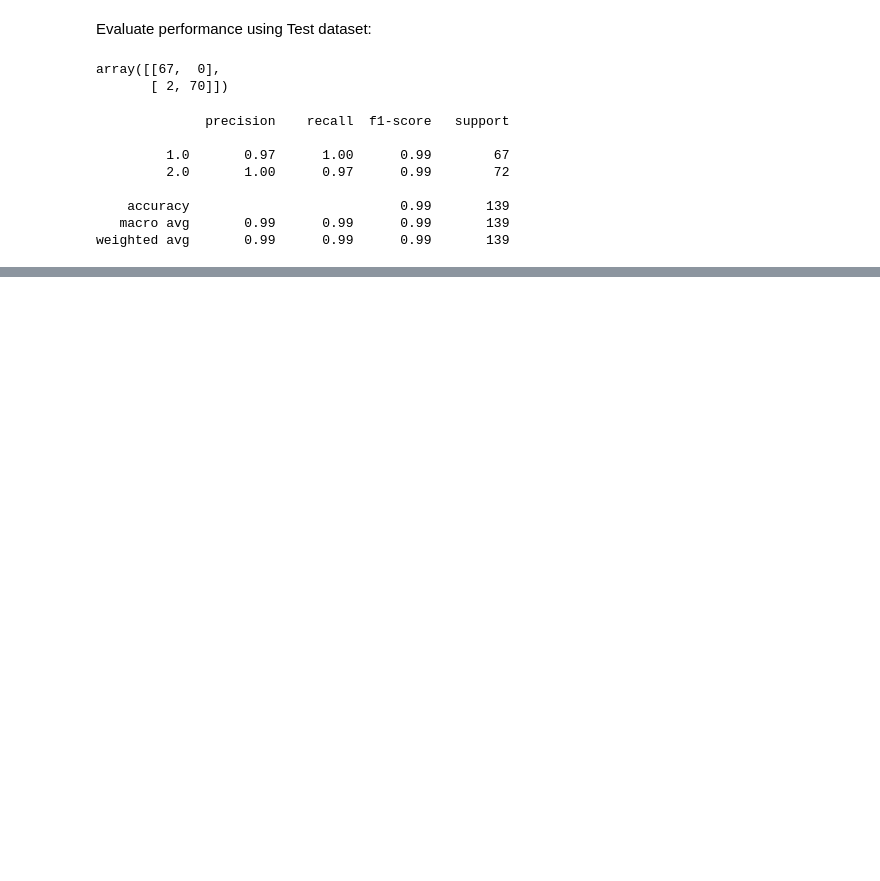
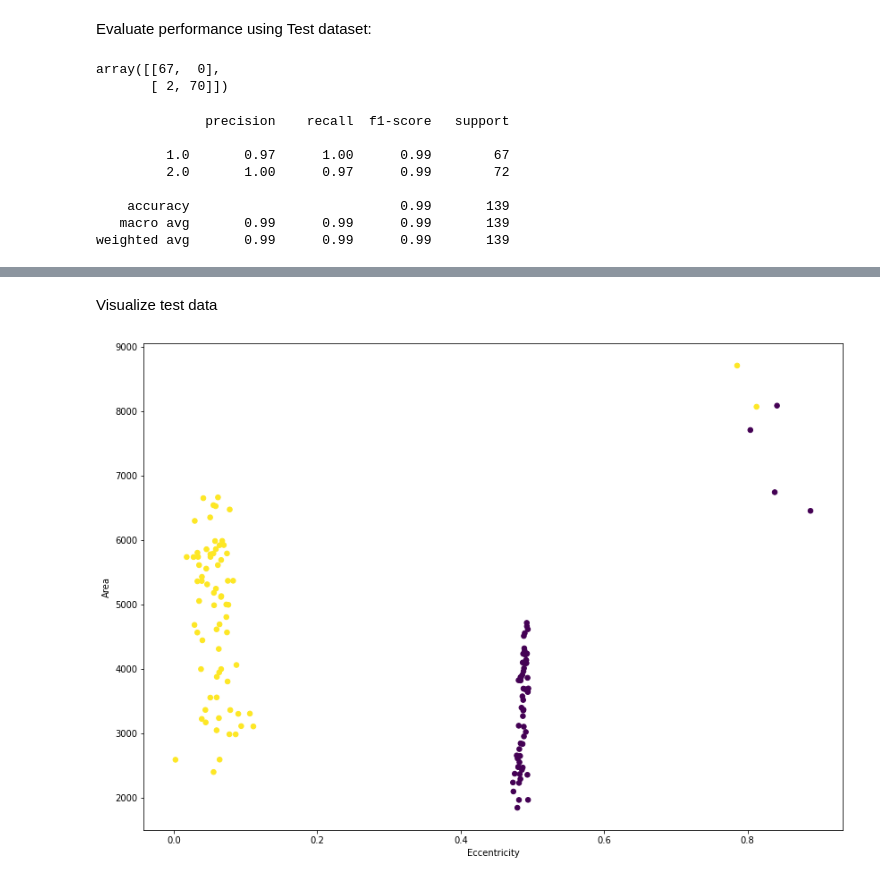
Before and after one commit to raulbenitez/PIB, a Jupyter notebook: Reconeixement_objectes.ipynb, the cells around one changed output, grey strips where cells are left out. Drawn from its saved outputs; the diff is of its cells as text; code cells hidden in the pictures; blank space fills up the shorter version.

```diff
--- a/Reconeixement_objectes.ipynb
+++ b/Reconeixement_objectes.ipynb
@@ -172,0 +204,10 @@ weighted avg       0.99      0.99      0.99       139
+# %% [markdown]
+Visualize test data
+# %%
+fig = plt.figure(figsize=(14,10))
+plt.scatter(features[NTRAIN+1:-1,0], features[NTRAIN+1:-1,1], s=30, c=labels[NTRAIN+1:-1],marker = 'o')
+plt.xlabel('Eccentricity')
+plt.ylabel('Area')
+plt.show()
+# %% [output]
+[figure, added]
```
Also changed, not shown: parts of 9 cells of this notebook.
